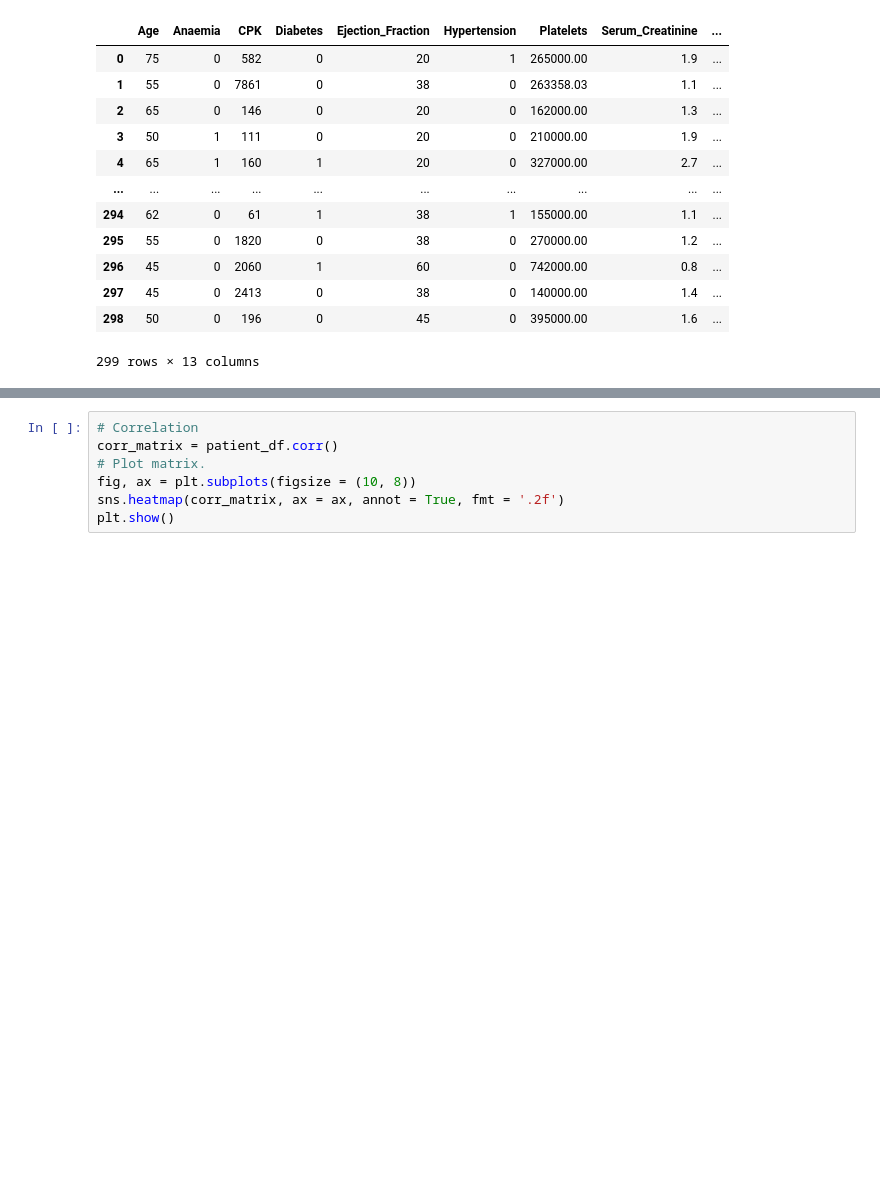
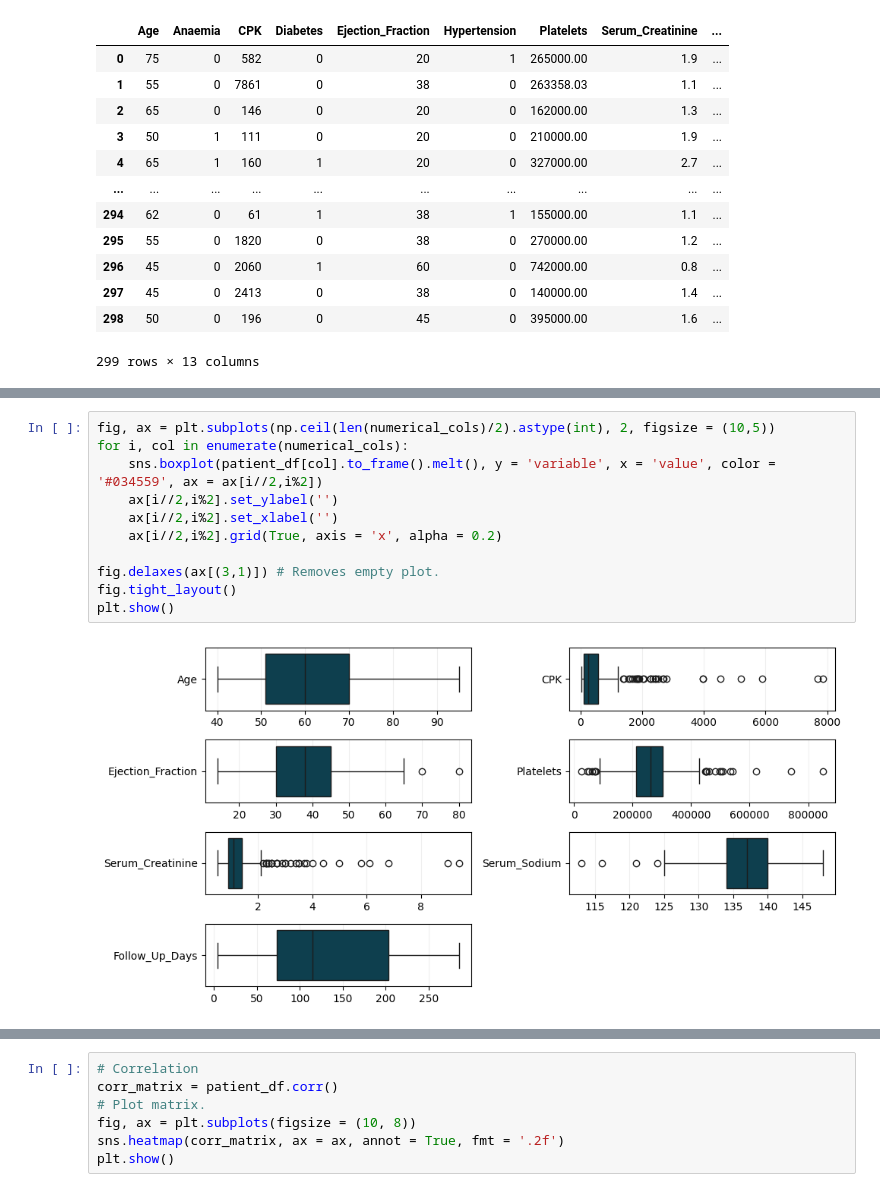
Before and after one commit to chill0121/Unsupervised_Heart_Failure_Mortality, a Jupyter notebook: Unsupervised_Heart_Failure_Mortality.ipynb, the cells around one changed output, grey strips where cells are left out. Cells and saved outputs as stored; diff of their text form; blank space fills up the shorter version.

```diff
--- a/Unsupervised_Heart_Failure_Mortality.ipynb
+++ b/Unsupervised_Heart_Failure_Mortality.ipynb
@@ -254 +261,14 @@ plt.show()
+# %%
+fig, ax = plt.subplots(np.ceil(len(numerical_cols)/2).astype(int), 2, figsize = (10,5))
+for i, col in enumerate(numerical_cols):
+    sns.boxplot(patient_df[col].to_frame().melt(), y = 'variable', x = 'value', color = '#034559', ax = ax[i//2,i%2])
+    ax[i//2,i%2].set_ylabel('')
+    ax[i//2,i%2].set_xlabel('')
+    ax[i//2,i%2].grid(True, axis = 'x', alpha = 0.2)
+
+fig.delaxes(ax[(3,1)]) # Removes empty plot.
+fig.tight_layout()
+plt.show()
+# %% [output]
+[figure, added]
 # %%
```
Also changed, not shown: parts of 24 cells of this notebook.
